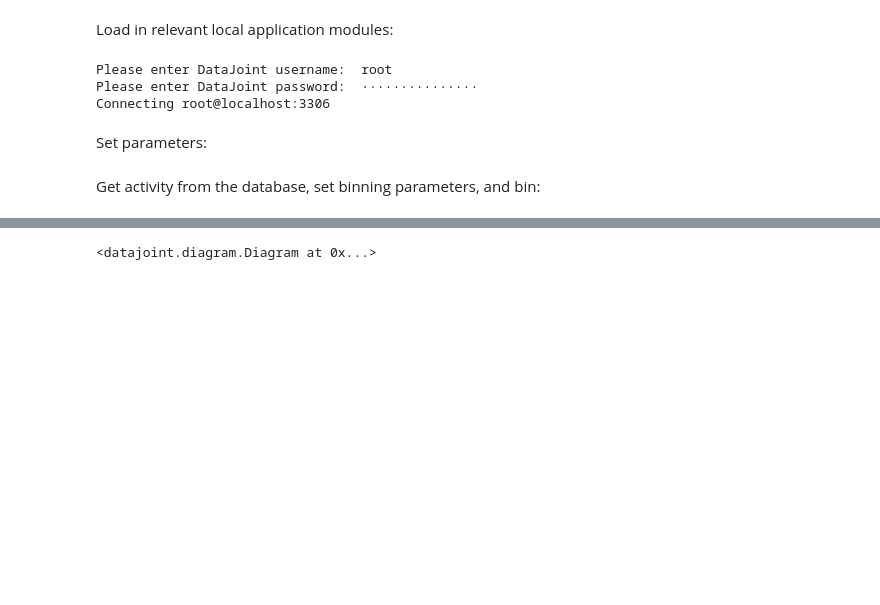
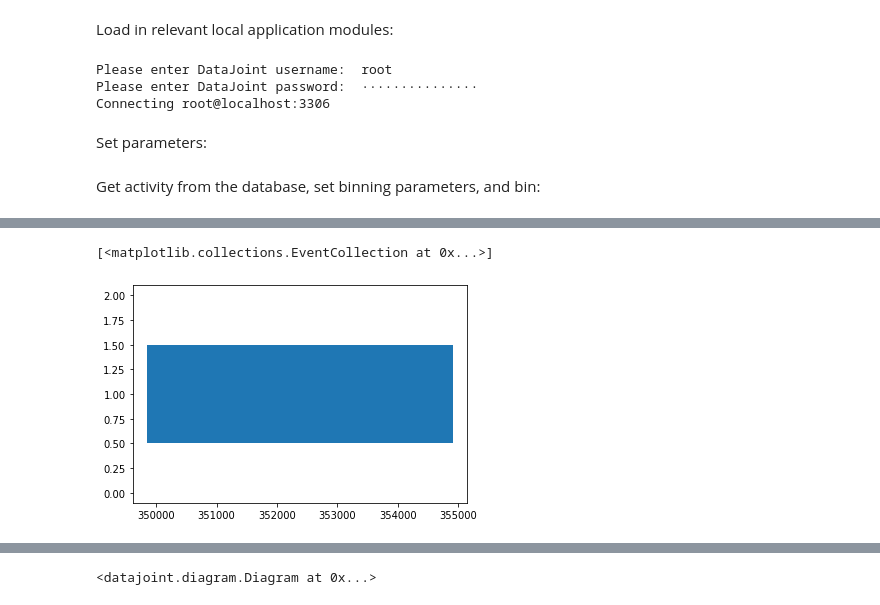
Before and after one commit to mackelab/epiphyte, a Jupyter notebook: analysis/example_analysis.ipynb, the cells around one changed output, grey strips where cells are left out. Saved outputs shown, nothing was run; the diff lists cells and outputs as text; code cells hidden in the pictures; blank space fills up the shorter version.

```diff
--- a/analysis/example_analysis.ipynb
+++ b/analysis/example_analysis.ipynb
@@ -42,3 +57,8 @@ binned_spikes, edges = binning.bin_spikes(patient_id, session_nr, spike_times, b
+# %%
+plt.eventplot(spike_times)
+# %% [output]
+[<matplotlib.collections.EventCollection at 0x...>]
+[figure, added]
 # %%
 plt.eventplot(spike_times)
 # %% [output]
```
Also changed, not shown: parts of 39 cells of this notebook, 10 other files.
